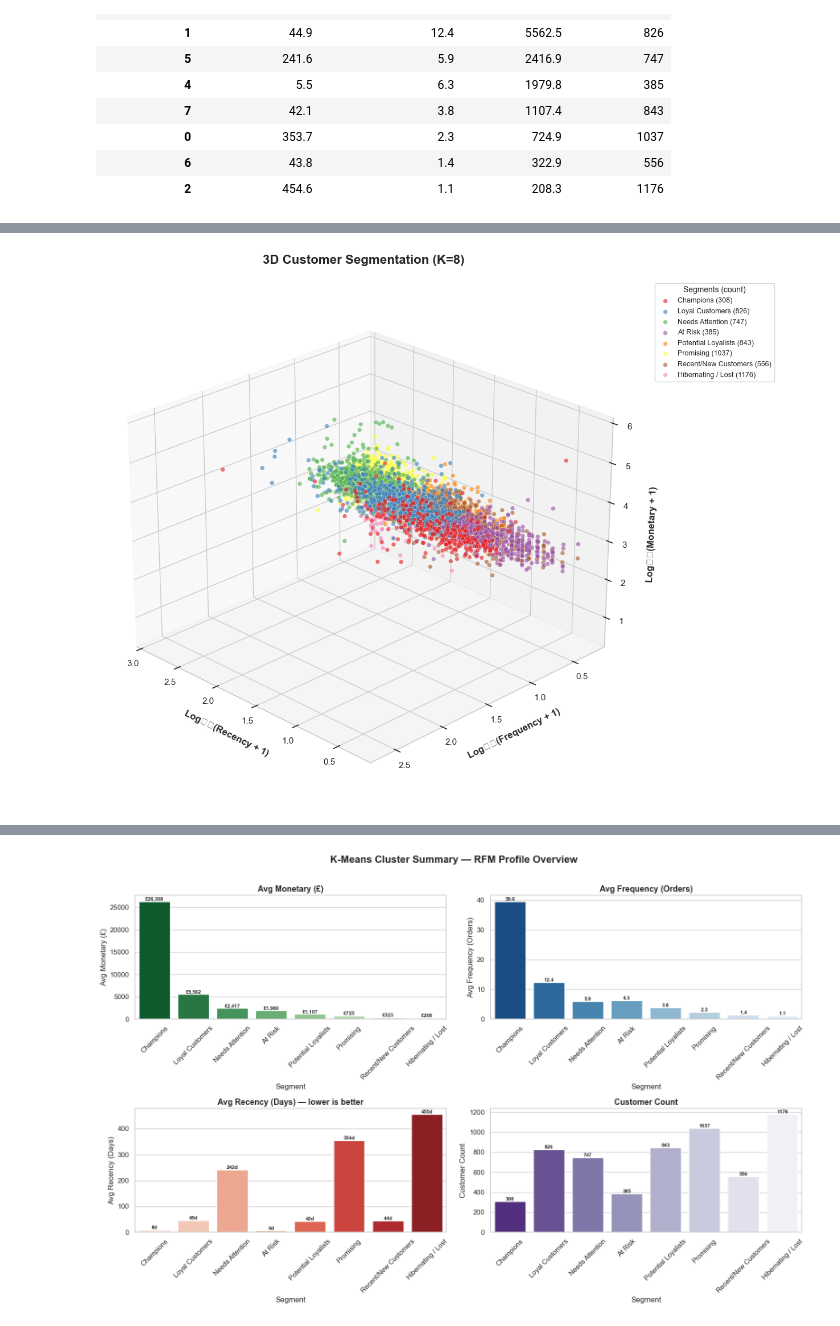
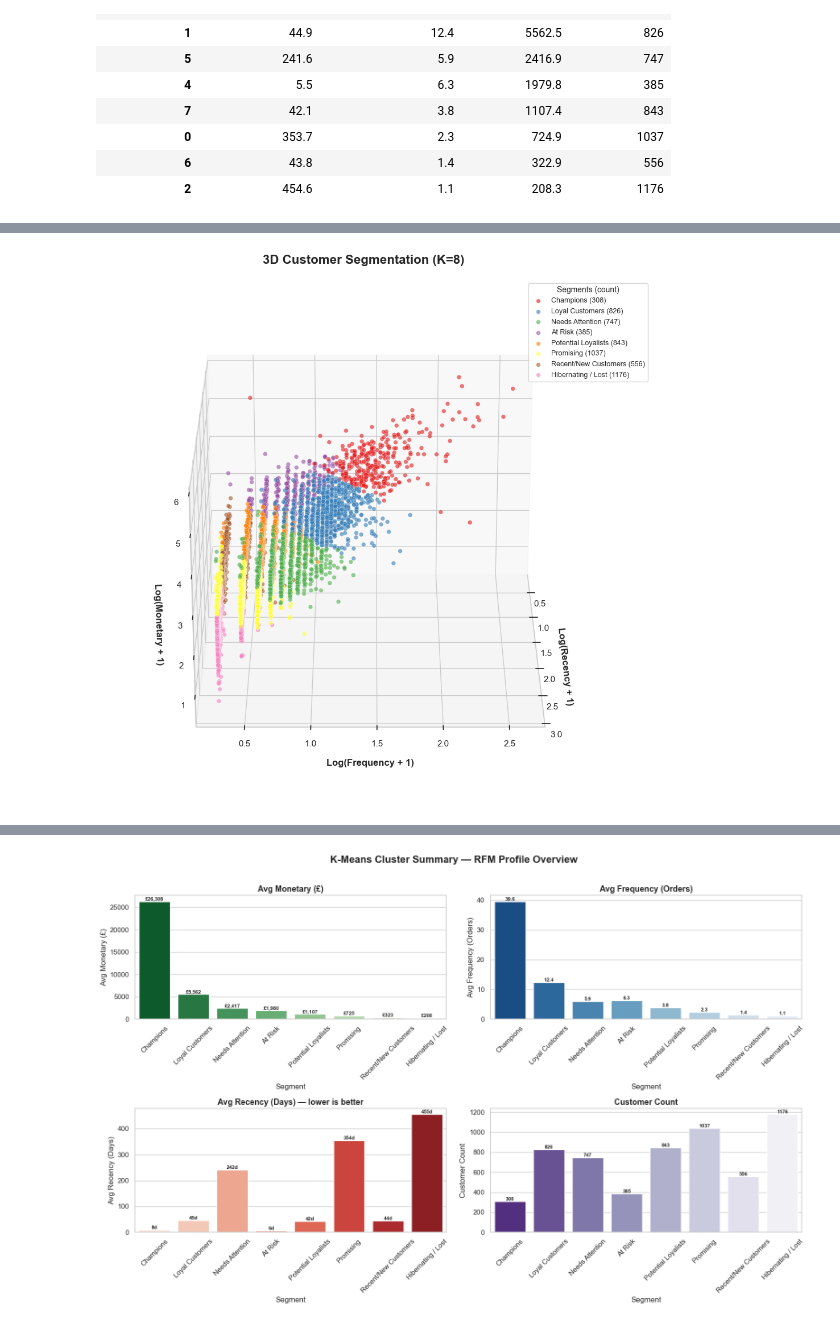
Before and after one commit to Safae26/RetailPulse, a Jupyter notebook: notebooks/03_Customer_Segmentation.ipynb, the cells around one changed output, grey strips where cells are left out. Cells and saved outputs as stored; diff of their text form; code cells hidden in the pictures.

```diff
--- a/notebooks/03_Customer_Segmentation.ipynb
+++ b/notebooks/03_Customer_Segmentation.ipynb
@@ -172,7 +223,6 @@ print(f"Final K-Means Silhouette Score (K={optimal_k}): {sil_score:.3f}")
 Final K-Means Silhouette Score (K=8): 0.314
 # %%
 if 'Segment_Name' not in rfm.columns:
-    ordered_clusters = rfm.groupby('KMeans_Cluster')['Monetary'].mean().sort_values(ascending=False).index
     labels = [
         "Champions",
         "Loyal Customers",
@@ -183,6 +233,3 @@ if 'Segment_Name' not in rfm.columns:
         "Recent/New Customers",
         "Hibernating / Lost"
     ]
-    mapping = dict(zip(ordered_clusters, labels))
-    rfm['Segment_Name'] = rfm['KMeans_Cluster'].map(mapping)
-    display(rfm[['Recency', 'Frequency', 'Monetary', 'Segment_Name']].head(10))
@@ -234,7 +312,7 @@ fig = plt.figure(figsize=(14, 10))
 ax = fig.add_subplot(111, projection='3d')
 
 unique_clusters = sorted(list(rfm['DBSCAN_Cluster'].unique()))
-colors = sns.color_palette("tab10", len(unique_clusters))
+colors = sns.color_palette("Set2", len(unique_clusters))
 color_dict = dict(zip(unique_clusters, colors))
 if -1 in color_dict:
     color_dict[-1] = (0.0, 0.0, 0.0) # Black
@@ -247,15 +325,15 @@ for cluster in unique_clusters:
                subset['Log_Monetary'],
                c=[color_dict[cluster]],
                label=label_name,
-               alpha=0.6 if cluster != -1 else 1.0,
+               alpha=0.6 if cluster != -1 else 0.9,
                s=30 if cluster != -1 else 60)
 
 ax.set_xlabel('Log(Recency)', fontweight='bold')
 ax.set_ylabel('Log(Frequency)', fontweight='bold')
 ax.set_zlabel('Log(Monetary)', fontweight='bold')
-ax.set_title('3D DBSCAN Clustering (Highlighting Outliers)', fontsize=16, fontweight='bold')
+ax.set_title('3D DBSCAN Clustering', fontsize=16, fontweight='bold')
 
-plt.legend(title='DBSCAN Groups', bbox_to_anchor=(1.05, 1), loc='upper left')
+plt.legend(title='DBSCAN Groups', bbox_to_anchor=(1.05, 1), loc='upper right')
 plt.tight_layout()
 plt.show()
 # %% [output]
@@ -305,34 +370,34 @@ display(cluster_summary)
 # %%
-# --- 3D Customer Segmentation (K=8) ---
+# --- 3D Customer Segmentation ---
 
 fig = plt.figure(figsize=(14, 10))
 ax = fig.add_subplot(111, projection='3d')
 
 colors = sns.color_palette("Set1", len(labels))
 color_dict = dict(zip(labels, colors))
 
 for segment in labels:
     subset = rfm[rfm['Segment_Name'] == segment]
     ax.scatter(subset['Log_Recency'],
                subset['Log_Frequency'],
                subset['Log_Monetary'],
                c=[color_dict[segment]],
                label=f'{segment} ({len(subset)})',
                alpha=0.6,
                s=30,
                edgecolors='w',
                linewidth=0.3)
 
-ax.set_xlabel('Log₁₀(Recency + 1)', fontweight='bold', labelpad=10)
-ax.set_ylabel('Log₁₀(Frequency + 1)', fontweight='bold', labelpad=10)
-ax.set_zlabel('Log₁₀(Monetary + 1)', fontweight='bold', labelpad=10)
+ax.set_xlabel('Log(Recency + 1)', fontweight='bold', labelpad=10)
+ax.set_ylabel('Log(Frequency + 1)', fontweight='bold', labelpad=10)
+ax.set_zlabel('Log(Monetary + 1)', fontweight='bold', labelpad=10)
 ax.set_title('3D Customer Segmentation (K=8)', fontsize=16, fontweight='bold', pad=20)
 
-ax.view_init(elev=25, azim=135)
+ax.view_init(elev=25, azim=0)
 
-plt.legend(title='Segments (count)', bbox_to_anchor=(1.05, 1), loc='upper left',
+plt.legend(title='Segments (count)', bbox_to_anchor=(1.05, 1), loc='upper right',
            fontsize=9, title_fontsize=10)
 plt.tight_layout()
 plt.show()
 # %% [output]
-[figure, old version]
+[figure, new version]
```
Also changed, not shown: parts of 35 cells of this notebook, 6 other files.
